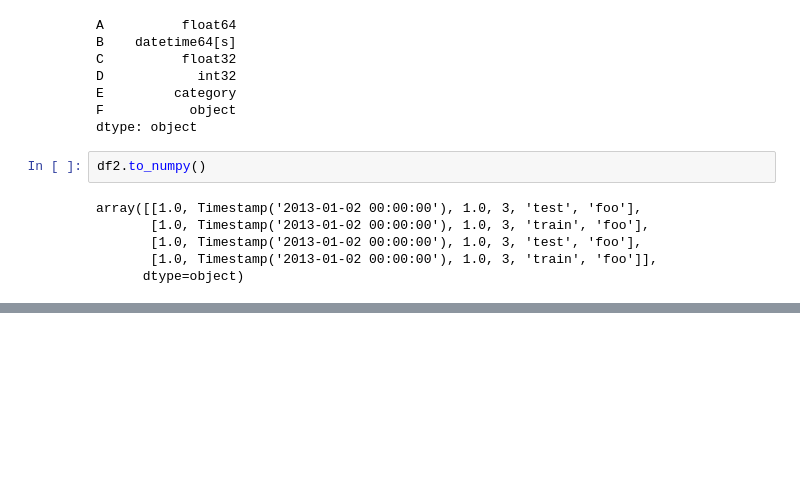
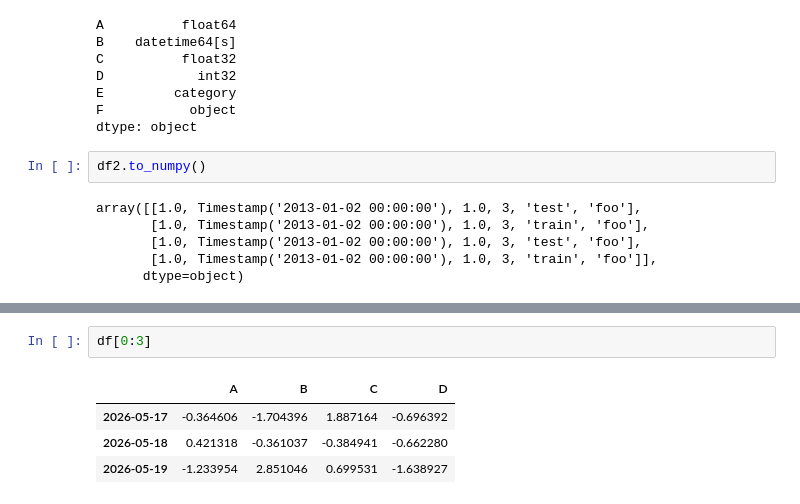
Before and after one commit to phy6geniuxGH/kaggle_notebooks, a Jupyter notebook: pandas-learning.ipynb, the cells around one changed output, grey strips where cells are left out. Saved outputs shown, nothing was run; the diff lists cells and outputs as text; blank space fills up the shorter version.

```diff
--- a/pandas-learning.ipynb
+++ b/pandas-learning.ipynb
@@ -186,0 +187,7 @@ df[["B","A"]]
+# %%
+df[0:3]
+# %% [output]
+|  | A | B | C | D |
+| 2026-05-17 | -0.364606 | -1.704396 | 1.887164 | -0.696392 |
+| 2026-05-18 | 0.421318 | -0.361037 | -0.384941 | -0.662280 |
+| 2026-05-19 | -1.233954 | 2.851046 | 0.699531 | -1.638927 |
```
Also changed, not shown: parts of 12 cells of this notebook.
